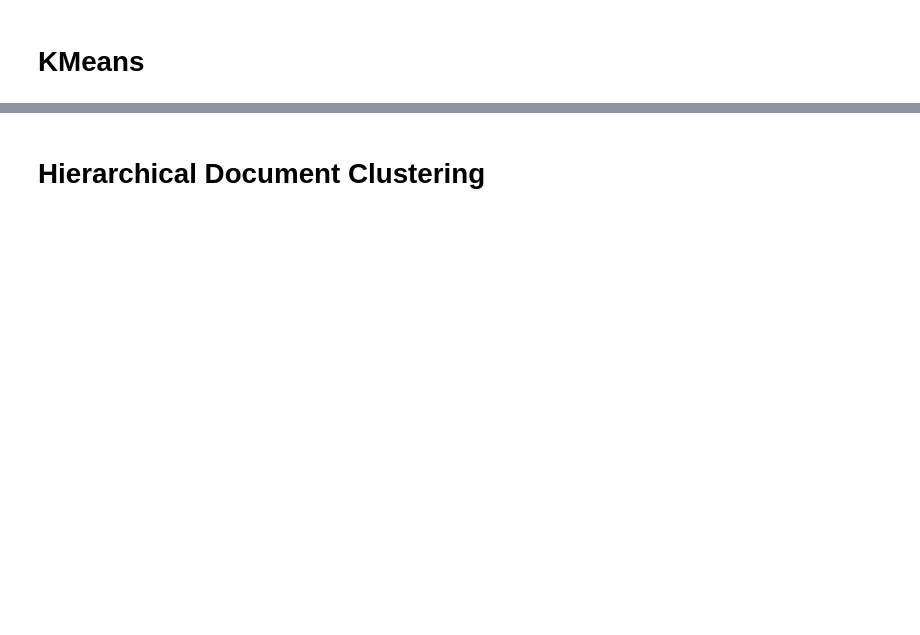
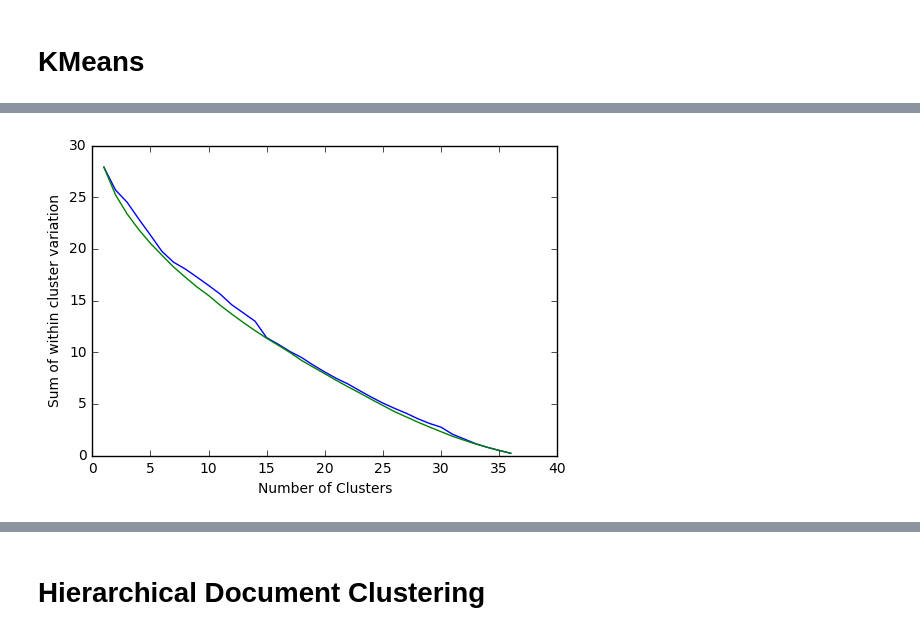
Before and after one commit to rabjohnston/E81HW5, a Jupyter notebook: HW5_rob.ipynb, the cells around one changed output, grey strips where cells are left out. Drawn from its saved outputs; the diff is of its cells as text; code cells hidden in the pictures; blank space fills up the shorter version.

```diff
--- a/HW5_rob.ipynb
+++ b/HW5_rob.ipynb
@@ -170,3 +198,16 @@ clusters = km.labels_.tolist()
+# %%
+kms_df1_1 = pd.read_pickle('km_byplay/kms_1_1.pickle')
+kms_df10000_100 = pd.read_pickle('km_byplay/kms_10000_100.pickle')
+
+fig, ax = plt.subplots()
+plt.xlabel('Number of Clusters')
+plt.ylabel('Sum of within cluster variation')
+plt.plot(kms_df.num_clusters, kms_df1_1.inertia)
+plt.plot(kms_df.num_clusters, kms_df10000_100.inertia)
+plt.savefig('km_inertia_both.png', dpi=200)
+plt.show()
+# %% [output]
+[figure, added]
 # %%
 
 plays_dict = { 'title': list(plays_utterances.keys()),'cluster': clusters}
```
Also changed, not shown: parts of 13 cells of this notebook.
